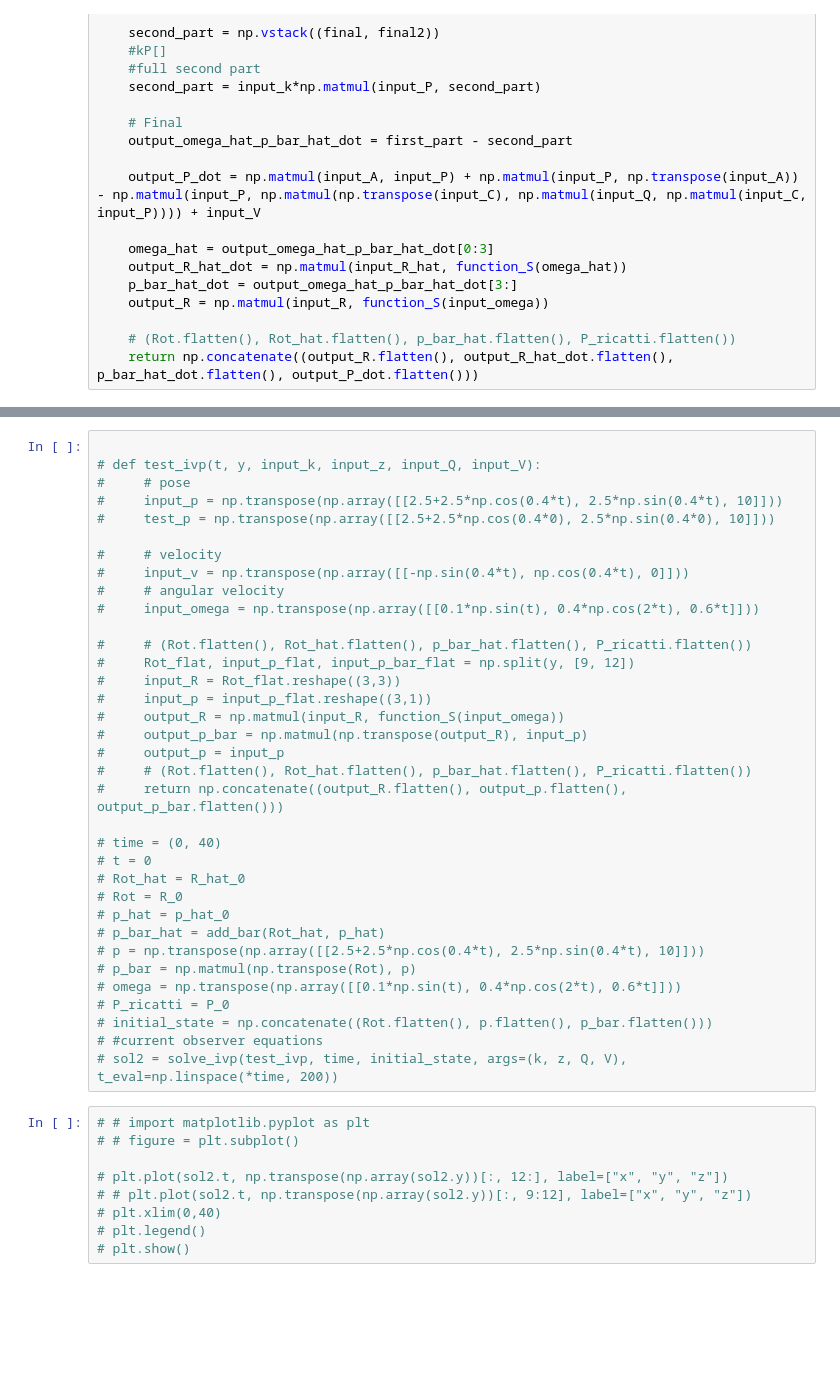
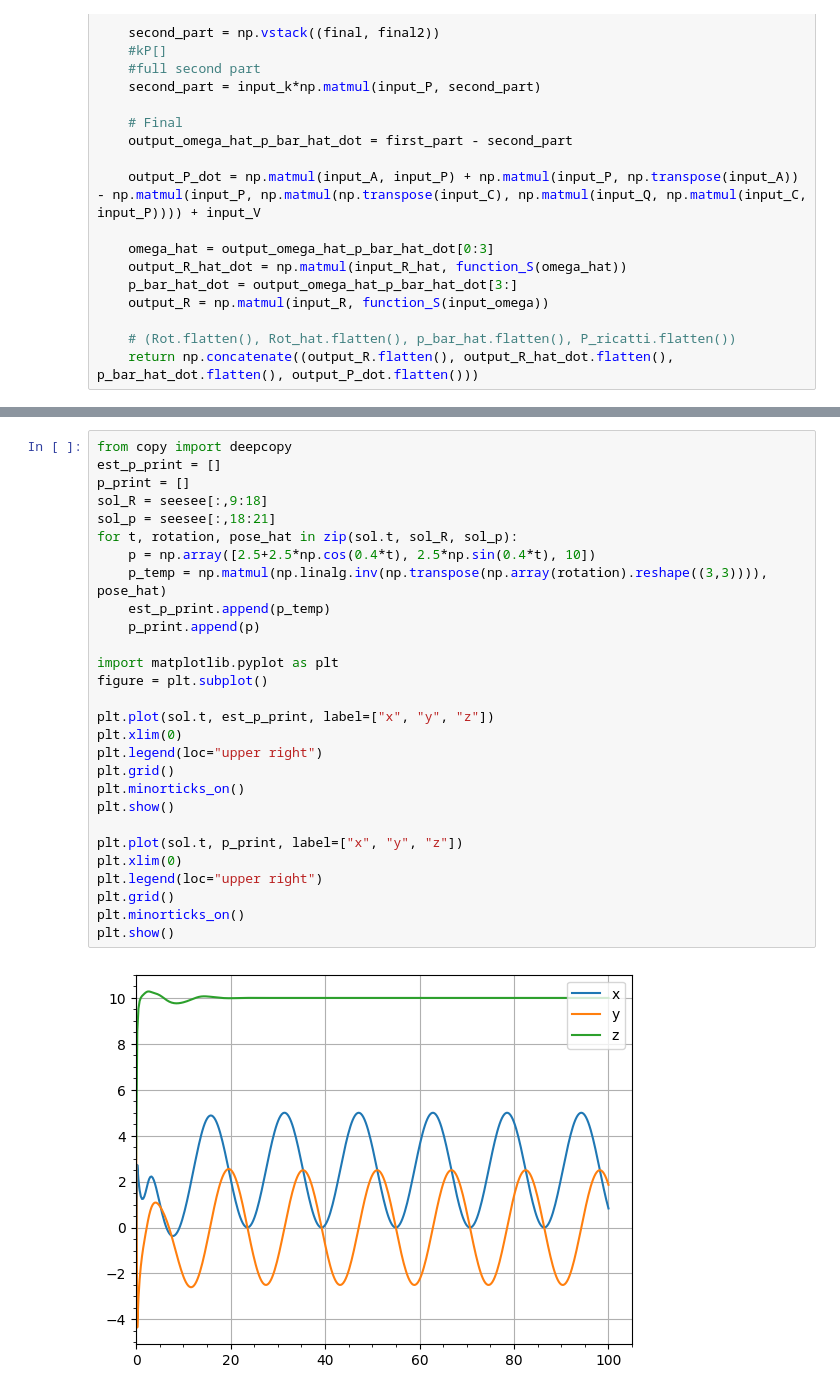
Before and after one commit to Annika-wyt/annika, a Jupyter notebook: ricatti_scipy_solver.ipynb, the cells around one changed output, grey strips where cells are left out. Cells and saved outputs as stored; diff of their text form; blank space fills up the shorter version.

```diff
--- a/ricatti_scipy_solver.ipynb
+++ b/ricatti_scipy_solver.ipynb
@@ -247,44 +241,30 @@ plt.show()
-# %%
-
-# def test_ivp(t, y, input_k, input_z, input_Q, input_V):
-#     # pose
-#     input_p = np.transpose(np.array([[2.5+2.5*np.cos(0.4*t), 2.5*np.sin(0.4*t), 10]]))
-#     test_p = np.transpose(np.array([[2.5+2.5*np.cos(0.4*0), 2.5*np.sin(0.4*0), 10]]))
-
-#     # velocity
-#     input_v = np.transpose(np.array([[-np.sin(0.4*t), np.cos(0.4*t), 0]]))
-#     # angular velocity
-#     input_omega = np.transpose(np.array([[0.1*np.sin(t), 0.4*np.cos(2*t), 0.6*t]]))
-
-#     # (Rot.flatten(), Rot_hat.flatten(), p_bar_hat.flatten(), P_ricatti.flatten())
-#     Rot_flat, input_p_flat, input_p_bar_flat = np.split(y, [9, 12])
-#     input_R = Rot_flat.reshape((3,3))
-#     input_p = input_p_flat.reshape((3,1))
-#     output_R = np.matmul(input_R, function_S(input_omega))
-#     output_p_bar = np.matmul(np.transpose(output_R), input_p)
-#     output_p = input_p
-#     # (Rot.flatten(), Rot_hat.flatten(), p_bar_hat.flatten(), P_ricatti.flatten())
-#     return np.concatenate((output_R.flatten(), output_p.flatten(), output_p_bar.flatten()))
-
-# time = (0, 40)
-# t = 0
-# Rot_hat = R_hat_0
-# Rot = R_0
-# p_hat = p_hat_0
-# p_bar_hat = add_bar(Rot_hat, p_hat)
-# p = np.transpose(np.array([[2.5+2.5*np.cos(0.4*t), 2.5*np.sin(0.4*t), 10]]))
-# p_bar = np.matmul(np.transpose(Rot), p)
-# omega = np.transpose(np.array([[0.1*np.sin(t), 0.4*np.cos(2*t), 0.6*t]]))
-# P_ricatti = P_0
-# initial_state = np.concatenate((Rot.flatten(), p.flatten(), p_bar.flatten()))
-# #current observer equations
-# sol2 = solve_ivp(test_ivp, time, initial_state, args=(k, z, Q, V), t_eval=np.linspace(*time, 200))
-# %%
-# # import matplotlib.pyplot as plt
-# # figure = plt.subplot()
-
-# plt.plot(sol2.t, np.transpose(np.array(sol2.y))[:, 12:], label=["x", "y", "z"])
-# # plt.plot(sol2.t, np.transpose(np.array(sol2.y))[:, 9:12], label=["x", "y", "z"])
-# plt.xlim(0,40)
-# plt.legend()
-# plt.show()
+# %%
+from copy import deepcopy
+est_p_print = []
+p_print = []
+sol_R = seesee[:,9:18]
+sol_p = seesee[:,18:21]
+for t, rotation, pose_hat in zip(sol.t, sol_R, sol_p):
+    p = np.array([2.5+2.5*np.cos(0.4*t), 2.5*np.sin(0.4*t), 10])
+    p_temp = np.matmul(np.linalg.inv(np.transpose(np.array(rotation).reshape((3,3)))), pose_hat)
+    est_p_print.append(p_temp)
+    p_print.append(p)
+
+import matplotlib.pyplot as plt
+figure = plt.subplot()
+
+plt.plot(sol.t, est_p_print, label=["x", "y", "z"])
+plt.xlim(0)
+plt.legend(loc="upper right")
+plt.grid()
+plt.minorticks_on()
+plt.show()
+
+plt.plot(sol.t, p_print, label=["x", "y", "z"])
+plt.xlim(0)
+plt.legend(loc="upper right")
+plt.grid()
+plt.minorticks_on()
+plt.show()
+# %% [output]
+[figure, added]
```
Also changed, not shown: parts of 5 cells of this notebook.
